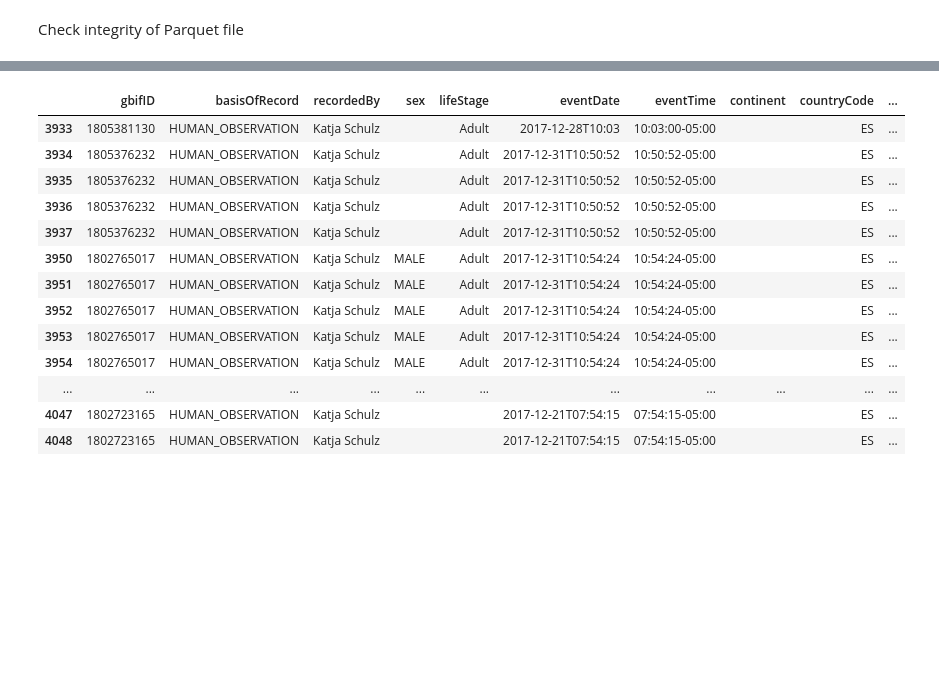
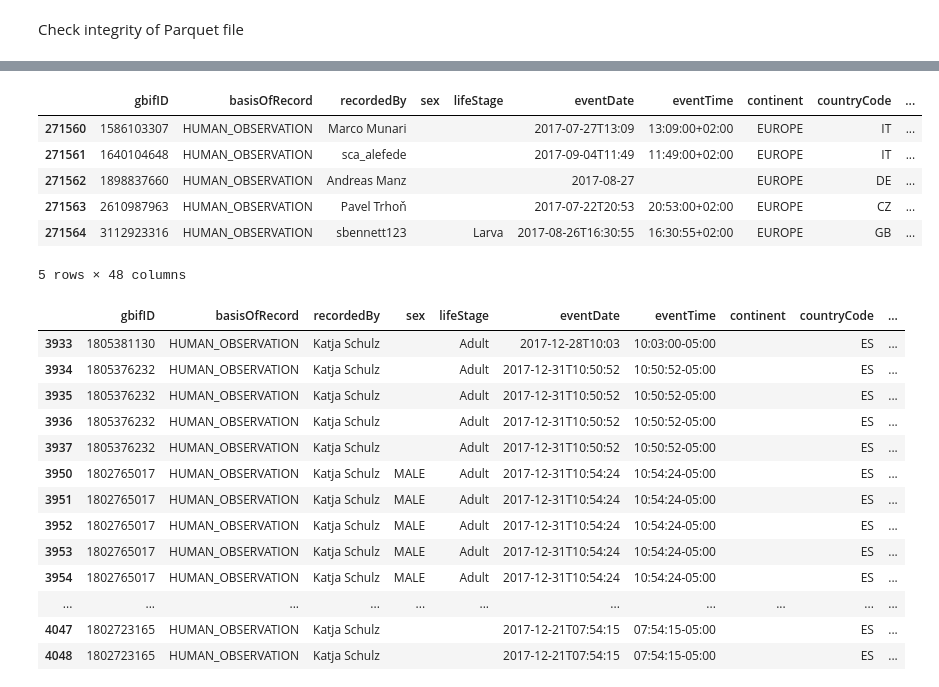
Before and after one commit to GuillaumeMougeot/gbifxdl, a Jupyter notebook: dev/gbif-bulk.ipynb, the cells around one changed output, grey strips where cells are left out. Saved outputs shown, nothing was run; the diff lists cells and outputs as text; code cells hidden in the pictures; blank space fills up the shorter version.

```diff
--- a/dev/gbif-bulk.ipynb
+++ b/dev/gbif-bulk.ipynb
@@ -555,3 +581,13 @@ df2 = pd.read_parquet("/mnt/c/Users/au761367/OneDrive - Aarhus universitet/Codes
+# %%
+df2.tail()
+# %% [output]
+|  | gbifID | basisOfRecord | recordedBy | sex | lifeStage | eventDate | eventTime | continent | countryCode | ... |
+| 271560 | 1586103307 | HUMAN_OBSERVATION | Marco Munari |  |  | 2017-07-27T13:09 | 13:09:00+02:00 | EUROPE | IT | ... |
+| 271561 | 1640104648 | HUMAN_OBSERVATION | sca_alefede |  |  | 2017-09-04T11:49 | 11:49:00+02:00 | EUROPE | IT | ... |
+| 271562 | 1898837660 | HUMAN_OBSERVATION | Andreas Manz |  |  | 2017-08-27 |  | EUROPE | DE | ... |
+| 271563 | 2610987963 | HUMAN_OBSERVATION | Pavel Trhoň |  |  | 2017-07-22T20:53 | 20:53:00+02:00 | EUROPE | CZ | ... |
+| 271564 | 3112923316 | HUMAN_OBSERVATION | sbennett123 |  | Larva | 2017-08-26T16:30:55 | 16:30:55+02:00 | EUROPE | GB | ... |
+5 rows × 48 columns
 # %%
 df1[df1['continent']=='']
 # %% [output]
```
Also changed, not shown: parts of 8 cells of this notebook, 2 other files.
